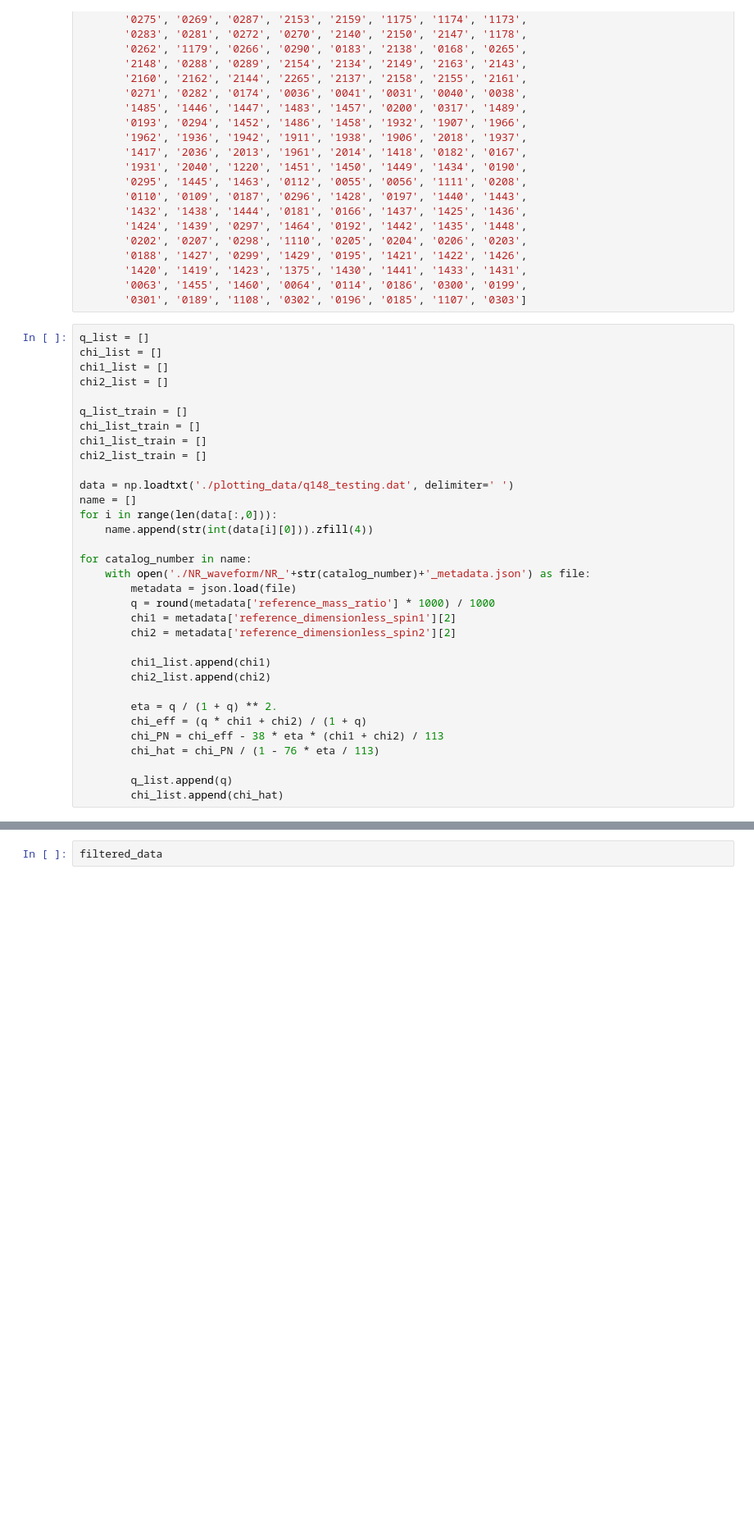
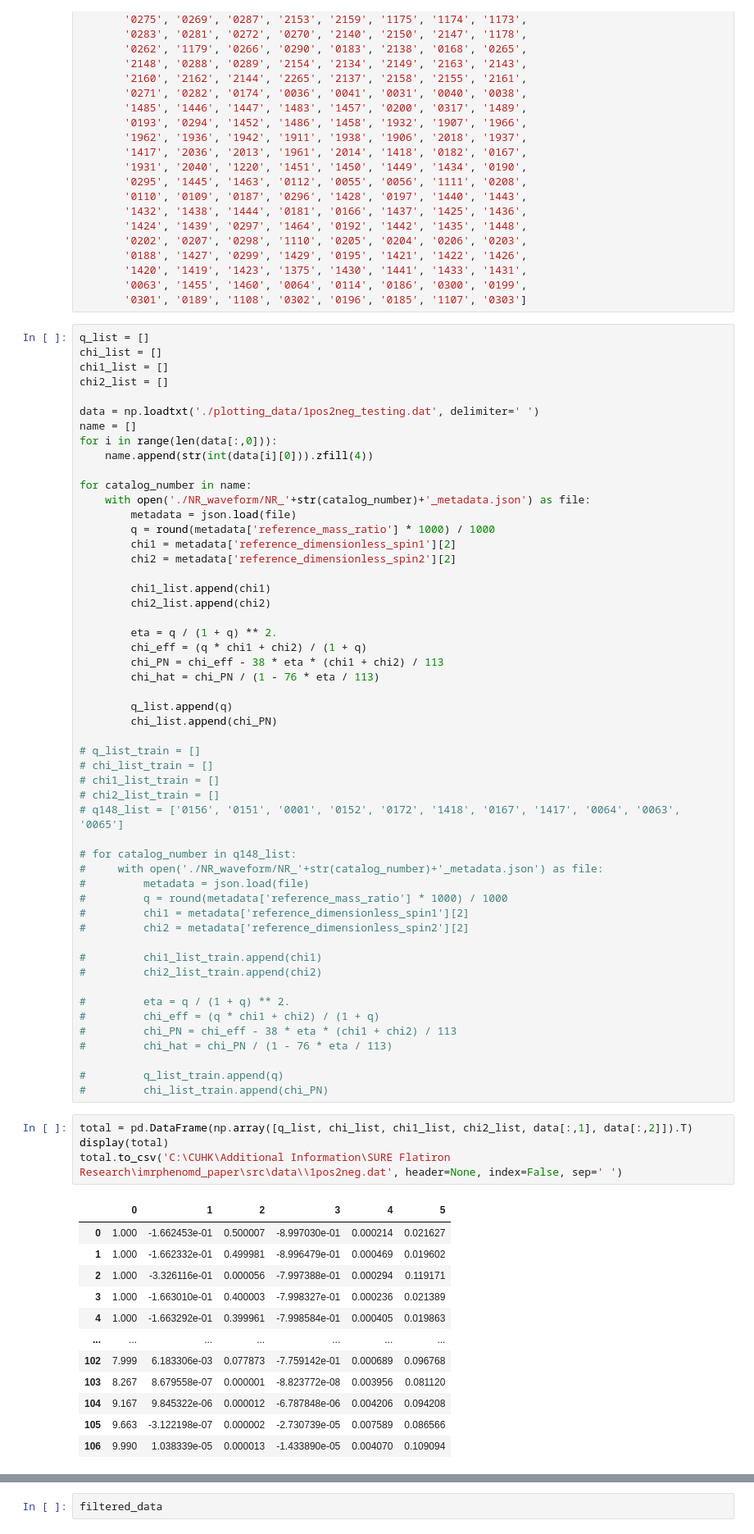
Before and after one commit to kelvin33550336/IMRPhenomD, a Jupyter notebook: plot.ipynb, the cells around one changed output, grey strips where cells are left out. Shown at 82% size. Saved outputs shown, nothing was run; the diff lists cells and outputs as text; blank space fills up the shorter version.

```diff
--- a/plot.ipynb
+++ b/plot.ipynb
@@ -77,12 +77,7 @@ chi_list = []
 chi1_list = []
 chi2_list = []
 
-q_list_train = []
-chi_list_train = []
-chi1_list_train = []
-chi2_list_train = []
-
-data = np.loadtxt('./plotting_data/q148_testing.dat', delimiter=' ')
+data = np.loadtxt('./plotting_data/1pos2neg_testing.dat', delimiter=' ')
 name = []
 for i in range(len(data[:,0])):
     name.append(str(int(data[i][0])).zfill(4))
@@ -103,4 +98,45 @@ for catalog_number in name:
         chi_hat = chi_PN / (1 - 76 * eta / 113)
 
         q_list.append(q)
-        chi_list.append(chi_hat)
+        chi_list.append(chi_PN)
+
+# q_list_train = []
+# chi_list_train = []
+# chi1_list_train = []
+# chi2_list_train = []
+# q148_list = ['0156', '0151', '0001', '0152', '0172', '1418', '0167', '1417', '0064', '0063', '0065']
+
+# for catalog_number in q148_list:
+#     with open('./NR_waveform/NR_'+str(catalog_number)+'_metadata.json') as file:
+#         metadata = json.load(file)
+#         q = round(metadata['reference_mass_ratio'] * 1000) / 1000
+#         chi1 = metadata['reference_dimensionless_spin1'][2]
+#         chi2 = metadata['reference_dimensionless_spin2'][2]
+
+#         chi1_list_train.append(chi1)
+#         chi2_list_train.append(chi2)
+
+#         eta = q / (1 + q) ** 2.
+#         chi_eff = (q * chi1 + chi2) / (1 + q)
+#         chi_PN = chi_eff - 38 * eta * (chi1 + chi2) / 113
+#         chi_hat = chi_PN / (1 - 76 * eta / 113)
+
+#         q_list_train.append(q)
+#         chi_list_train.append(chi_PN)
+# %%
+total = pd.DataFrame(np.array([q_list, chi_list, chi1_list, chi2_list, data[:,1], data[:,2]]).T)
+display(total)
+total.to_csv('C:\CUHK\Additional Information\SURE Flatiron Research\imrphenomd_paper\src\data\\1pos2neg.dat', header=None, index=False, sep=' ')
+# %% [output]
+|  | 0 | 1 | 2 | 3 | 4 | 5 |
+| 0 | 1.000 | -1.662453e-01 | 0.500007 | -8.997030e-01 | 0.000214 | 0.021627 |
+| 1 | 1.000 | -1.662332e-01 | 0.499981 | -8.996479e-01 | 0.000469 | 0.019602 |
+| 2 | 1.000 | -3.326116e-01 | 0.000056 | -7.997388e-01 | 0.000294 | 0.119171 |
+| 3 | 1.000 | -1.663010e-01 | 0.400003 | -7.998327e-01 | 0.000236 | 0.021389 |
+| 4 | 1.000 | -1.663292e-01 | 0.399961 | -7.998584e-01 | 0.000405 | 0.019863 |
+| ... | ... | ... | ... | ... | ... | ... |
+| 102 | 7.999 | 6.183306e-03 | 0.077873 | -7.759142e-01 | 0.000689 | 0.096768 |
+| 103 | 8.267 | 8.679558e-07 | 0.000001 | -8.823772e-08 | 0.003956 | 0.081120 |
+| 104 | 9.167 | 9.845322e-06 | 0.000012 | -6.787848e-06 | 0.004206 | 0.094208 |
+| 105 | 9.663 | -3.122198e-07 | 0.000002 | -2.730739e-05 | 0.007589 | 0.086566 |
+| 106 | 9.990 | 1.038339e-05 | 0.000013 | -1.433890e-05 | 0.004070 | 0.109094 |
```
Also changed, not shown: parts of 7 cells of this notebook, 8 other files.
